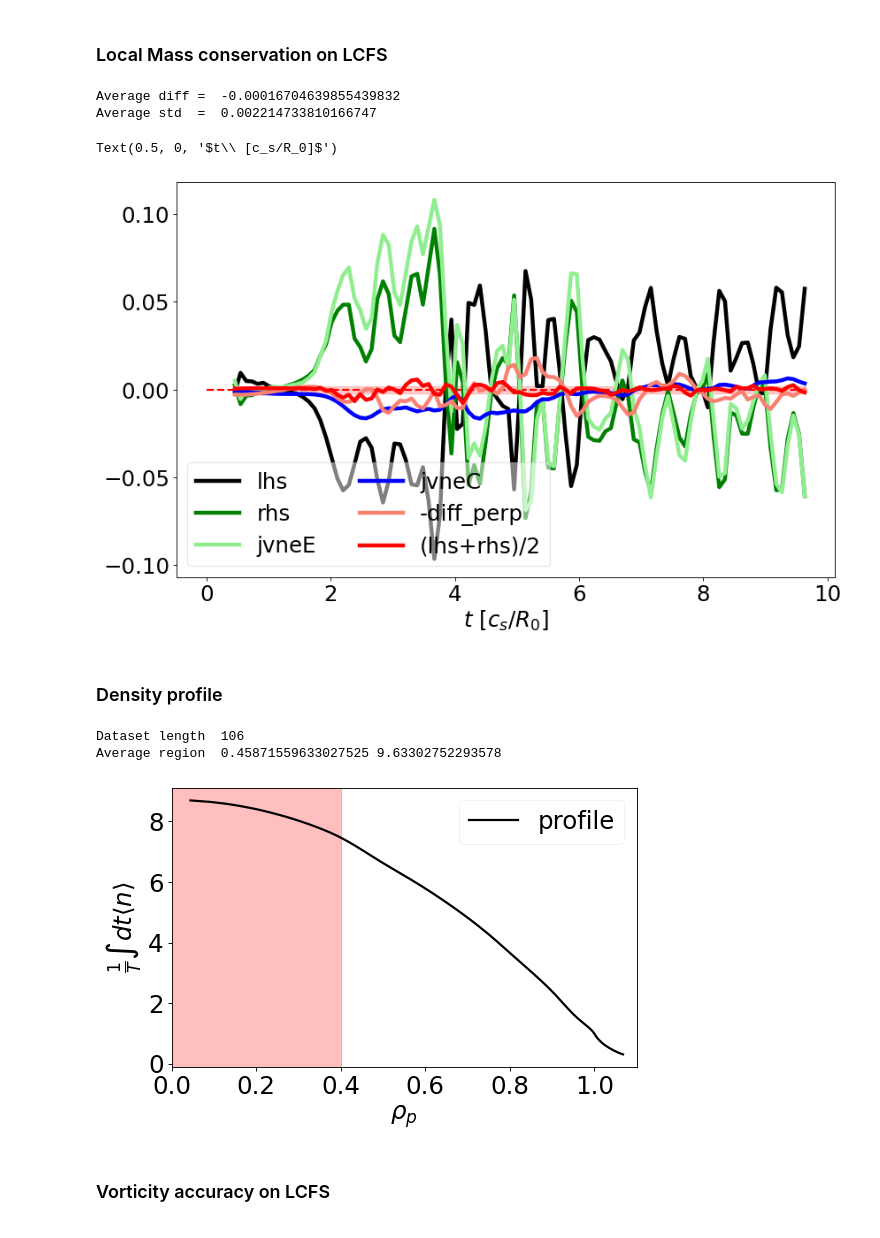
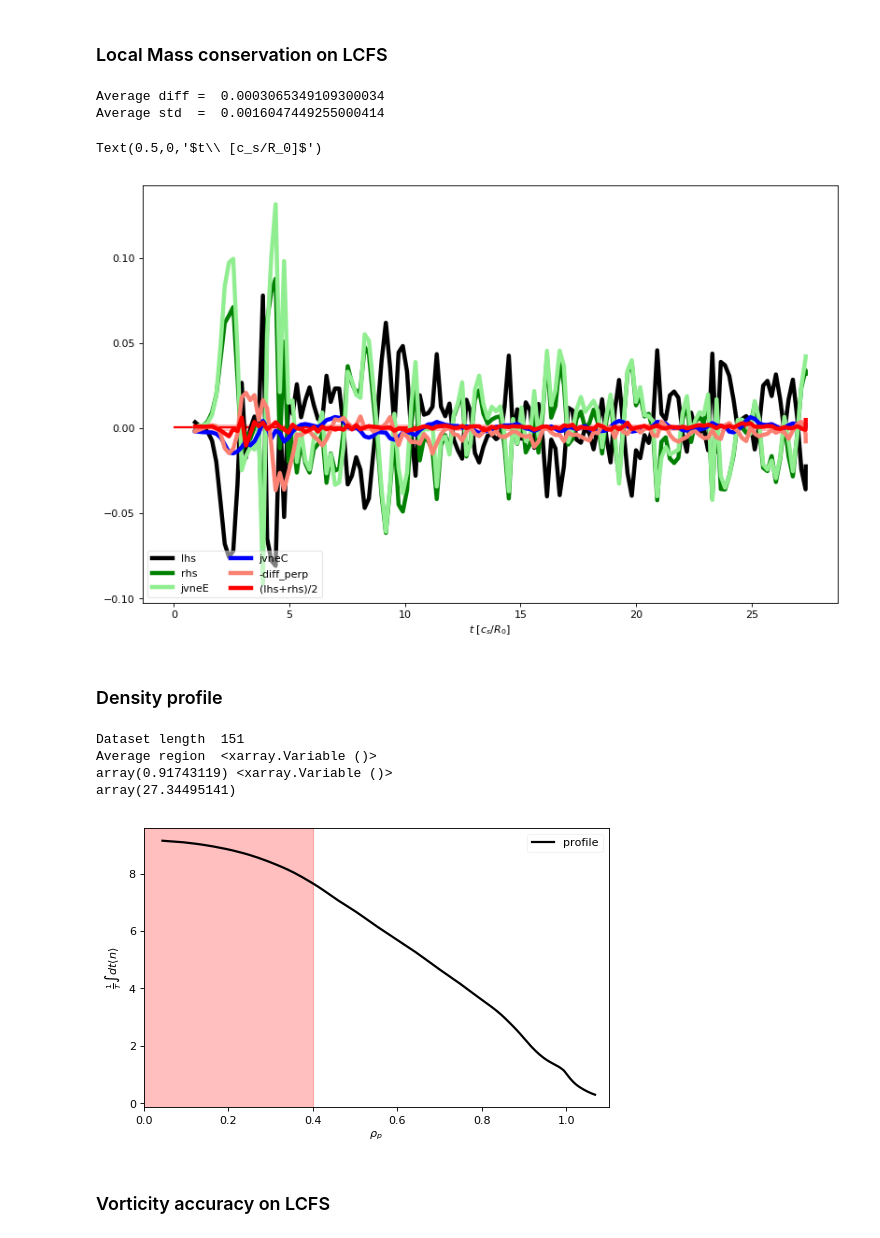
Before and after one commit to mwiesenberger/data-analysis-3d, a Jupyter notebook: Conservation.ipynb, the cells around one changed output. Cells and saved outputs as stored; diff of their text form; code cells hidden in the pictures.

```diff
--- a/Conservation.ipynb
+++ b/Conservation.ipynb
@@ -34,3 +81,8 @@ for file in content :
+# %%
+ # Temporary easy work with only one list element
+full_content = data.table()
+content = []
+content.append( full_content[1])
 # %% [markdown]
 ### Mass flux out of separatrix
 # %%
@@ -173,23 +233,24 @@ Average diff =  -85.96573192027198
 fig,ax=plt.subplots(1,1,figsize=(2*6,2*3.7),dpi= 80, facecolor='w', edgecolor='k')
 for file in content :
 
-    dset = Dataset( diag.outfile(file), 'r')
-    mass =dset.variables['electrons_fsa'][:,:]
-    time = dset.variables['time'][:]
+    #dset = Dataset( diag.outfile(file), 'r')
+
+    dset, filter = create_merged_dataset( diag, file)
+    mass =np.asarray(dset.variables['electrons_fsa'][filter,:])
+    time = np.asarray(dset.variables['time'][filter])
     timett = np.append(2*time[len(time)-1] -time[len(time)-2], time ) # extrapolate
     deltat = np.diff(timett)
-    rho_t = dset.variables['rho_t'][:]
     masstt=np.append(np.zeros((1,len(rho))),mass, axis=0)
     deltamass = np.diff(masstt,axis=0)/deltat[:,None]
-    source = dset.variables['sne_tt_fsa'][:,:]/deltat[:,None]
+    source = np.asarray(dset.variables['sne_tt_fsa'][filter,:])/deltat[:,None]
     deltamass-=source
 
-    jvneC=dset.variables['jvneC_tt_ifs'][:,:]/deltat[:,None]
-    jvneE=dset.variables['jvneE_tt_ifs'][:,:]/deltat[:,None]
-    jvneA=dset.variables['jvneA_tt_ifs'][:,:]/deltat[:,None]
+    jvneC=np.asarray(dset.variables['jvneC_tt_ifs'][filter,:])/deltat[:,None]
+    jvneE=np.asarray(dset.variables['jvneE_tt_ifs'][filter,:])/deltat[:,None]
+    jvneA=np.asarray(dset.variables['jvneA_tt_ifs'][filter,:])/deltat[:,None]
     jvne = jvneC+jvneE+jvneA
 
-    diff_perp = dset.variables["lneperp_tt_fsa"][:,:]/deltat[:,None]
+    diff_perp = np.asarray(dset.variables["lneperp_tt_fsa"][filter,:])/deltat[:,None]
     rhs = jvne-diff_perp
     diff = (deltamass + rhs)/2
 
@@ -216,57 +277,56 @@ Average std  =  4.063731761773848e-06
 fig,ax=plt.subplots(1,1,figsize=(2*6,2*3.7),dpi= 80, facecolor='w', edgecolor='k')
 for file in content :
 
-    dset = Dataset( diag.outfile(file), 'r')
-    mass =dset.variables['electrons_fsa'][:,:]
-    time = dset.variables['time'][:]*timescale
+    dset, filter = create_merged_dataset( diag, file)
+    mass =np.asarray(dset.variables['electrons_fsa'][filter,:])
+    time = np.asarray(dset.variables['time'][filter])*timescale
     timett = np.append(2*time[len(time)-1] -time[len(time)-2], time ) # extrapolate
     deltat = np.diff(timett)
-    rho_t = dset.variables['rho_t'][:]
     masstt=np.append(np.zeros((1,len(rho))),mass, axis=0)
     deltamass = np.diff(masstt,axis=0)/deltat[:,None]
-    source = dset.variables['sne_tt_fsa'][:,:]/deltat[:,None]
+    source = np.asarray(dset.variables['sne_tt_fsa'][filter,:])/deltat[:,None]
     deltamass-=source
 
-    jvneC=dset.variables['jvneC_tt_ifs'][:,:]/deltat[:,None]
-    jvneE=dset.variables['jvneE_tt_ifs'][:,:]/deltat[:,None]
-    jvneA=dset.variables['jvneA_tt_ifs'][:,:]/deltat[:,None]
+    jvneC=np.asarray(dset.variables['jvneC_tt_ifs'][filter,:])/deltat[:,None]
+    jvneE=np.asarray(dset.variables['jvneE_tt_ifs'][filter,:])/deltat[:,None]
+    jvneA=np.asarray(dset.variables['jvneA_tt_ifs'][filter,:])/deltat[:,None]
     jvne = jvneC+jvneE+jvneA
 
-    diff_perp = dset.variables["lneperp_tt_fsa"][:,:]/deltat[:,None]
+    diff_perp = np.asarray(dset.variables["lneperp_tt_fsa"][filter,:])/deltat[:,None]
     rhs = jvne-diff_perp
     diff = (deltamass + rhs)/2
 
     average_diff = np.mean( diff[1:], axis=0)
     average_std =  np.std( diff[1:], axis=0)
     idx=160
     print( "Average diff = ", average_diff[idx])
     print( "Average std  = ", average_std[idx])
     plt.plot(time[min_idx:],deltamass[min_idx:,idx], color='k', marker='',
               ls='-',lw=4, label="lhs")
     plt.plot(time[min_idx:],rhs[min_idx:,idx], color='g',
               ls='-', lw = 4,  label="rhs")
     plt.plot(time[min_idx:],jvneE[min_idx:,idx], color='lightgreen',
               ls='-', lw = 4, label="jvneE")
     plt.plot(time[min_idx:],jvneC[min_idx:,idx], color='blue',
               ls='-', lw = 4, label="jvneC")
     plt.plot(time[min_idx:],-diff_perp[min_idx:,idx], color='salmon',
               ls='-', lw = 4,  label="-diff_perp")
     plt.plot(time[min_idx:],diff[min_idx:,idx], color='r',
               ls='-', lw = 4,  label="(lhs+rhs)/2")
-    plt.hlines(average_diff[idx], time[0], time[len(time)-1], color='r',ls='--', lw=2 )
+    plt.hlines(average_diff[idx], time[0], time[len(time)-1], color='r', lw=2 )
     plt.fill_between( time[min_idx:], average_diff[idx]-average_std[idx],
                       average_diff[idx]+average_std[idx], color='red', alpha=0.2)
 
     handles, labels = plt.gca().get_legend_handles_labels()
     plt.legend(handles, labels, loc='lower left',numpoints=1,ncol=2,
                    fontsize='medium',framealpha=0.5)
     dset.close()
 plt.xlabel(r"$t\ [c_s/R_0]$")
 # %% [output]
-Average diff =  -0.00016704639855439832
-Average std  =  0.002214733810166747
+Average diff =  0.0003065349109300034
+Average std  =  0.0016047449255000414
-Text(0.5, 0, '$t\\ [c_s/R_0]$')
+Text(0.5,0,'$t\\ [c_s/R_0]$')
-[figure, old version]
+[figure, new version]
 # %% [markdown]
 ### Density profile
 # %%
@@ -274,19 +334,15 @@ Text(0.5, 0, '$t\\ [c_s/R_0]$')
 fig,ax=plt.subplots(1,1,figsize=(1.25*6,1.25*3.7),dpi= 80, facecolor='w', edgecolor='k')
 for file in content :
 
-    dset = Dataset( diag.outfile(file), 'r')
+
+    dset, filter = create_merged_dataset( diag, file)
     #print( dset)
     params = json.loads( dset.inputfile )
 
-    time = dset.variables['time'][:]
+    time = dset.variables['time'][filter]
 
-    rho_t = dset.variables['rho_t'][:]
-    rho_p = dset.variables['rho_p'][:]
-    psi_p = dset.variables['psi_psi'][:]
-    area = dset.variables['psi_area'][:]
-    volume = dset.variables['psi_vol'][:]
-    density =dset.variables['electrons_fsa'][:]
-    source = dset.variables['sne_tt_fsa'][:]
+    density =dset.variables['electrons_fsa'][filter]
+    source = dset.variables['sne_tt_fsa'][filter]
     print( "Dataset length ", len(time))
     print( "Average region ", time[min_idx]*timescale, time[len(time)-1]*timescale)
     avg_density=density[min_idx:len(time)-1].mean(axis=0)
@@ -311,9 +367,11 @@ plt.xlim(0,1.1)
 # plt.ylim(0,30000)
 plt.show(  )
 # %% [output]
-Dataset length  106
-Average region  0.45871559633027525 9.63302752293578
+Dataset length  151
+Average region  <xarray.Variable ()>
+array(0.91743119) <xarray.Variable ()>
+array(27.34495141)
-[figure, old version]
+[figure, new version]
 # %% [markdown]
 ### Vorticity accuracy on LCFS
 # %%
```
Also changed, not shown: parts of 9 cells of this notebook.
